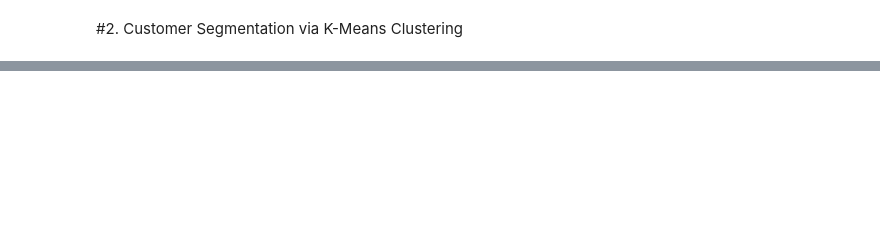
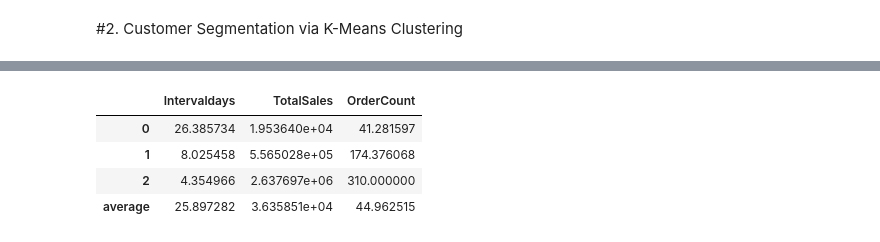
Before and after one commit to positivejmk/2021-2-practice, a Jupyter notebook: Kmeans_Clustering.ipynb, the cells around one changed output, grey strips where cells are left out. Drawn from its saved outputs; the diff is of its cells as text; code cells hidden in the pictures; blank space fills up the shorter version.

```diff
--- a/Kmeans_Clustering.ipynb
+++ b/Kmeans_Clustering.ipynb
@@ -139,0 +312,13 @@ scaled_df.describe()
+# %%
+from sklearn.preprocessing import RobustScaler
+
+# 변형 객체 생성
+robust_scaler = RobustScaler()
+
+# 훈련데이터의 모수 분포 저장
+robust_scaler.fit(id_df)
+scaled_data = robust_scaler.transform(id_df)
+# %%
+km = KMeans(n_clusters = 3, random_state = 10).fit(scaled_data)
+# %%
+centroid = km.cluster_centers_
@@ -139,0 +343,11 @@ scaled_df.describe()
+# %%
+centroid_df = pd.DataFrame(Original_centroid, columns = id_df.columns)
+id_df_mean = id_df.mean()
+centroid_df.loc['average'] = id_df_mean
+display(centroid_df)
+# %% [output]
+|  | Intervaldays | TotalSales | OrderCount |
+| 0 | 26.385734 | 1.953640e+04 | 41.281597 |
+| 1 | 8.025458 | 5.565028e+05 | 174.376068 |
+| 2 | 4.354966 | 2.637697e+06 | 310.000000 |
+| average | 25.897282 | 3.635851e+04 | 44.962515 |
```
Also changed, not shown: parts of 19 cells of this notebook.
